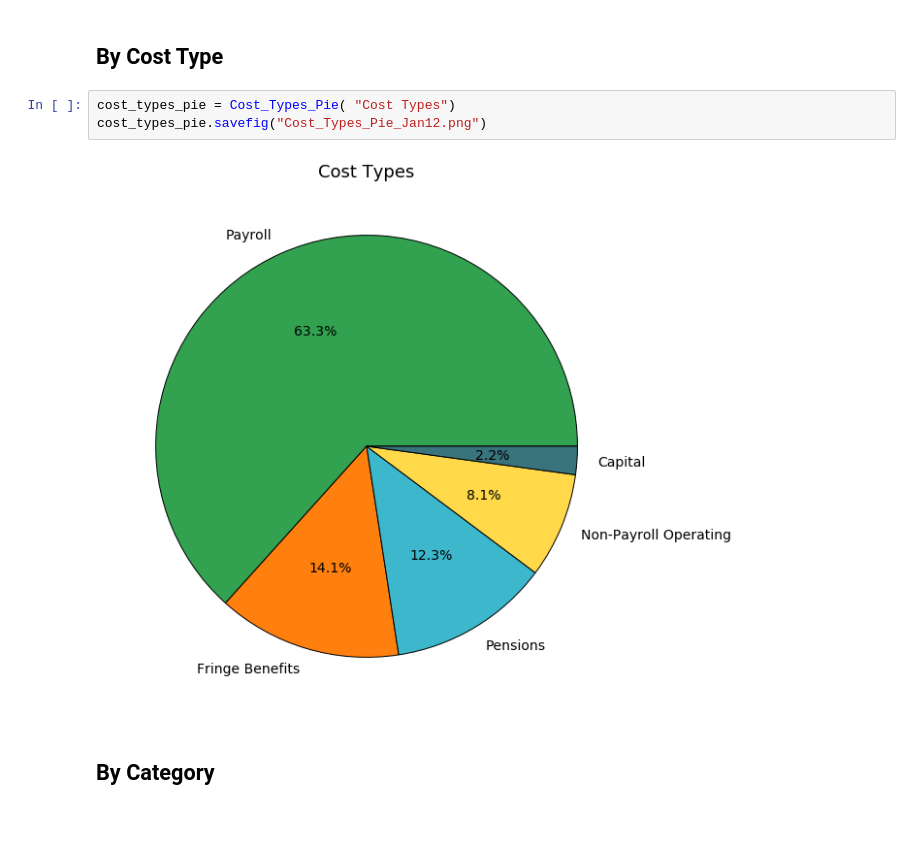
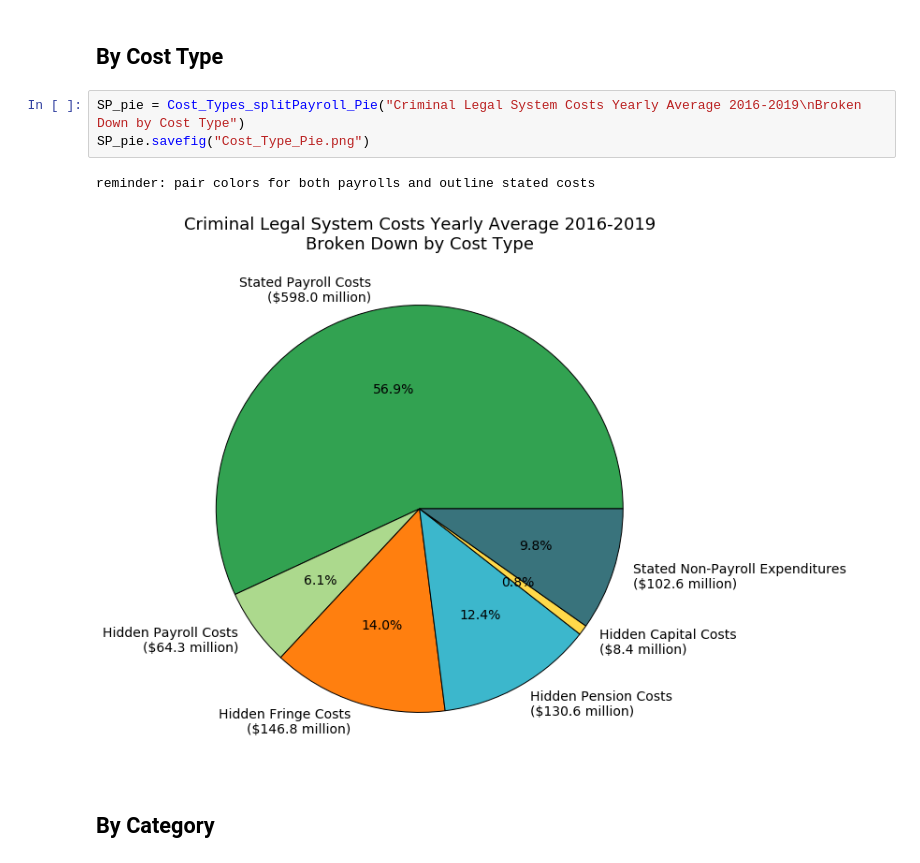
Before and after one commit to SashaWeinstein/Carceral_Budgeting, a Jupyter notebook: Results/SlideDeck_January/Pie_Charts.ipynb, the cells around one changed output. Drawn from its saved outputs; the diff is of its cells as text; blank space fills up the shorter version.

```diff
--- a/Results/SlideDeck_January/Pie_Charts.ipynb
+++ b/Results/SlideDeck_January/Pie_Charts.ipynb
@@ -30,10 +24,11 @@ the top  9 agencies account for  0.9825106691527393 of total cost
 # %% [markdown]
 ## By Cost Type
-# %%
-cost_types_pie = Cost_Types_Pie( "Cost Types")
-cost_types_pie.savefig("Cost_Types_Pie_Jan12.png")
-# %% [output]
-[figure, removed]
+# %%
+SP_pie = Cost_Types_splitPayroll_Pie("Criminal Legal System Costs Yearly Average 2016-2019\nBroken Down by Cost Type")
+SP_pie.savefig("Cost_Type_Pie.png")
+# %% [output]
+reminder: pair colors for both payrolls and outline stated costs
+[figure, added]
 # %% [markdown]
 ## By Category
 # %%
```
Also changed, not shown: parts of 10 cells of this notebook, 9 other files.
